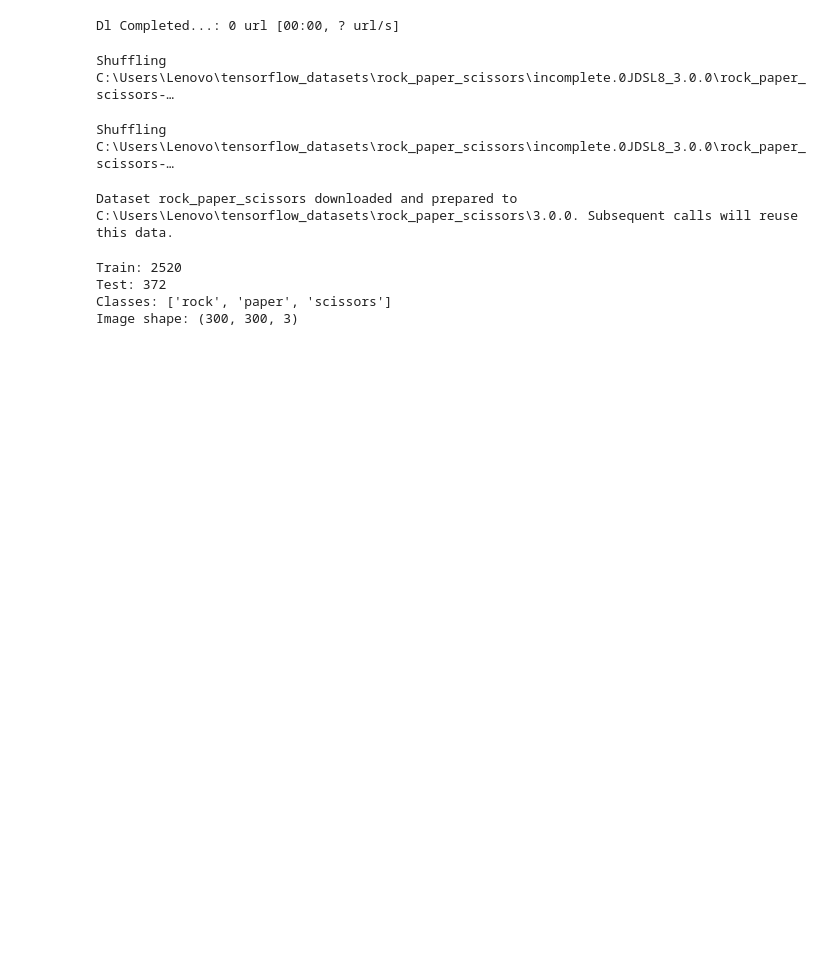
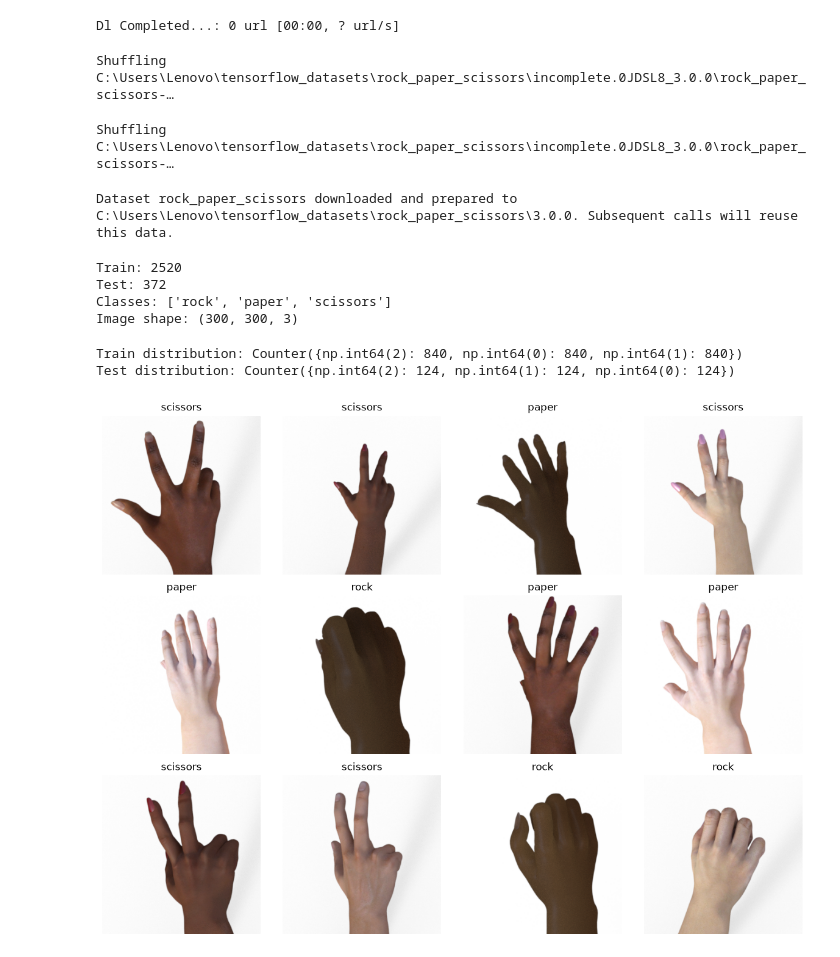
Before and after one commit to NSharp-mahajan/RPS---Deep-learning, a Jupyter notebook: notebooks/rps_cnn_battle.ipynb, the cells around one changed output. Saved outputs shown, nothing was run; the diff lists cells and outputs as text; code cells hidden in the pictures; blank space fills up the shorter version.

```diff
--- a/notebooks/rps_cnn_battle.ipynb
+++ b/notebooks/rps_cnn_battle.ipynb
@@ -40,3 +40,39 @@ Train: 2520
 Test: 372
 Classes: ['rock', 'paper', 'scissors']
 Image shape: (300, 300, 3)
+# %%
+from collections import Counter
+
+train_labels = [label.numpy() for _, label in ds_train]
+test_labels = [label.numpy() for _, label in ds_test]
+
+print("Train distribution:", Counter(train_labels))
+print("Test distribution:", Counter(test_labels))
+# %% [output]
+Train distribution: Counter({np.int64(2): 840, np.int64(0): 840, np.int64(1): 840})
+Test distribution: Counter({np.int64(2): 124, np.int64(1): 124, np.int64(0): 124})
+# %%
+import matplotlib.pyplot as plt
+import numpy as np
+
+images = []
+labels = []
+
+for image, label in ds_train.shuffle(1000).take(12):
+    images.append(image.numpy())
+    labels.append(label.numpy())
+
+class_names = builder.info.features["label"].names
+
+plt.figure(figsize=(12, 9))
+
+for i in range(12):
+    plt.subplot(3, 4, i + 1)
+    plt.imshow(images[i])
+    plt.title(class_names[labels[i]])
+    plt.axis("off")
+
+plt.tight_layout()
+plt.show()
+# %% [output]
+[figure, added]
```
